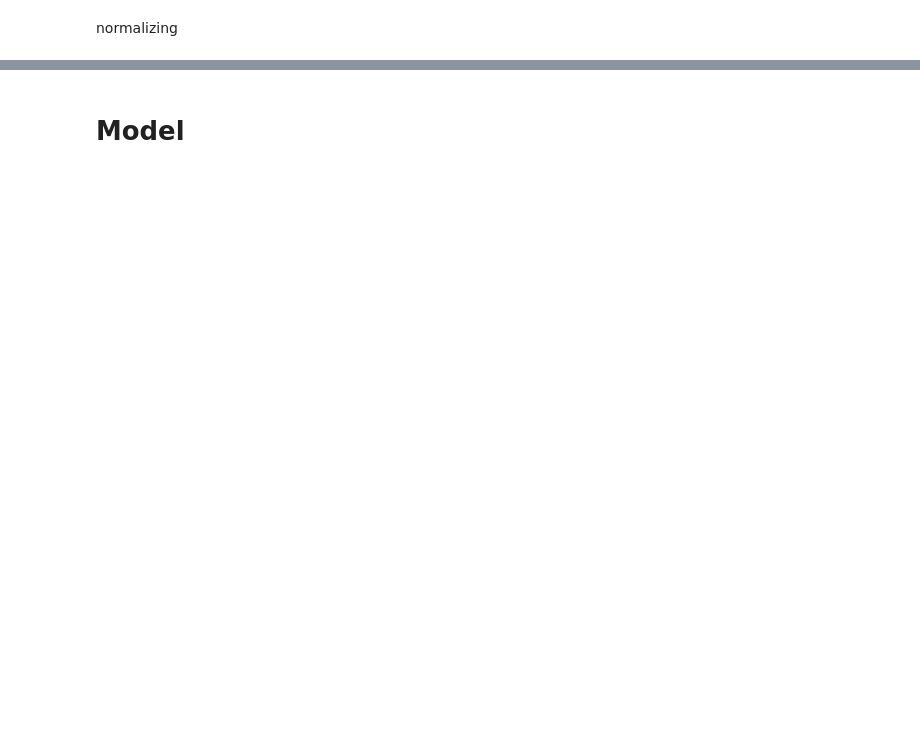
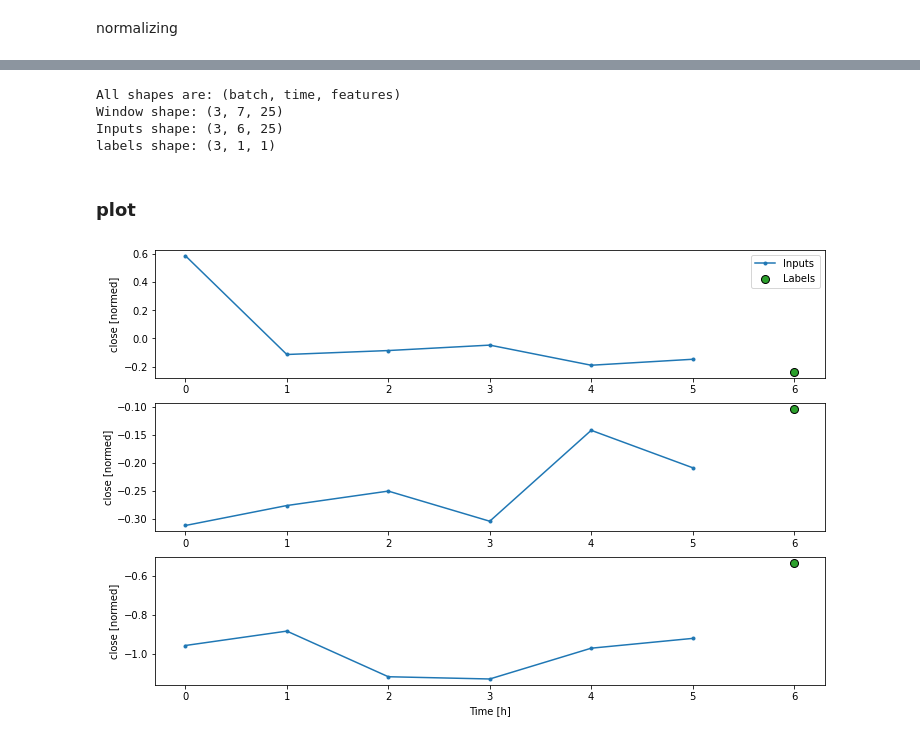
Before and after one commit to razmarrus/diploma, a Jupyter notebook: RNN.ipynb, the cells around one changed output, grey strips where cells are left out. Saved outputs shown, nothing was run; the diff lists cells and outputs as text; code cells hidden in the pictures; blank space fills up the shorter version.

Commit message:
few unsuccessful NN models

```diff
--- a/RNN.ipynb
+++ b/RNN.ipynb
@@ -89,2 +193,19 @@ _ = ax.set_xticklabels(df.keys(), rotation=90)
+# %%
+example_window = tf.stack([np.array(train_df[:w2.total_window_size]),
+                           np.array(train_df[100:100+w2.total_window_size]),
+                           np.array(train_df[200:200+w2.total_window_size])])
+
+
+example_inputs, example_labels = w2.split_window(example_window)
+
+print('All shapes are: (batch, time, features)')
+print(f'Window shape: {example_window.shape}')
+print(f'Inputs shape: {example_inputs.shape}')
+print(f'labels shape: {example_labels.shape}')
+# %% [output]
+All shapes are: (batch, time, features)
+Window shape: (3, 7, 25)
+Inputs shape: (3, 6, 25)
+labels shape: (3, 1, 1)
 # %% [markdown]
-# Model
+### plot
@@ -90,0 +246,6 @@ _ = ax.set_xticklabels(df.keys(), rotation=90)
+# %%
+w2.example = example_inputs, example_labels
+# %%
+w2.plot()
+# %% [output]
+[figure, added]
```
Also changed, not shown: parts of 72 cells of this notebook.
